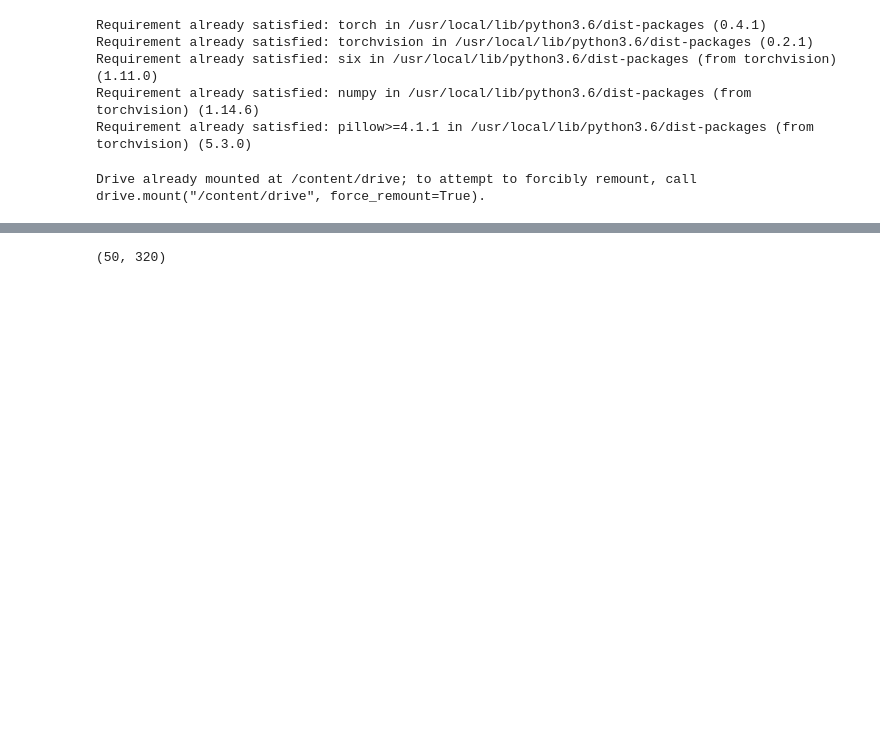
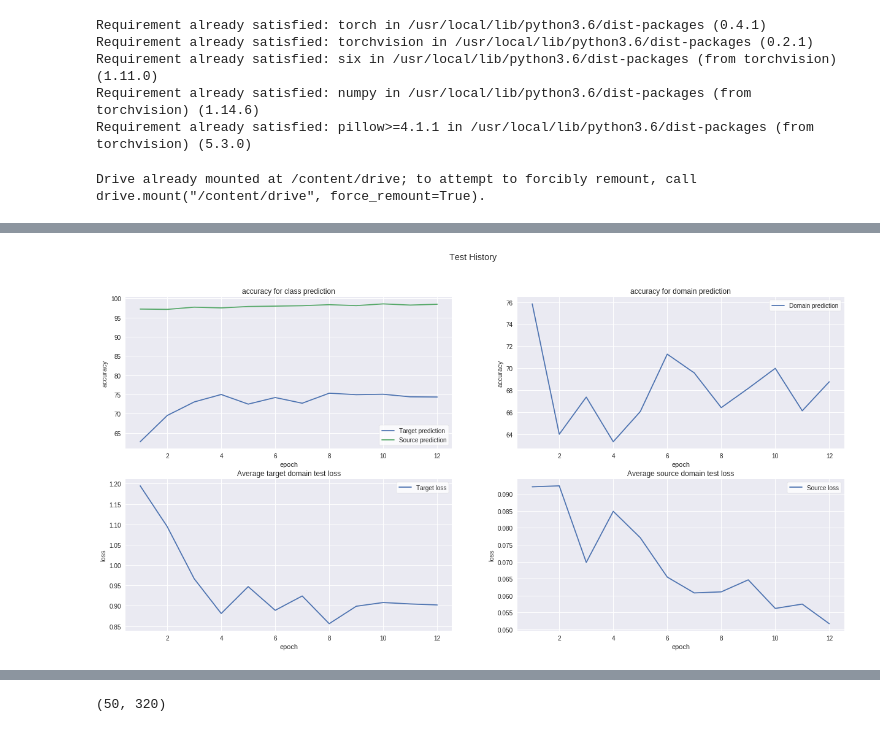
Before and after one commit to wiatrak2/BScThesis, a Jupyter notebook: mnist.ipynb, the cells around one changed output, grey strips where cells are left out. Cells and saved outputs as stored; diff of their text form; code cells hidden in the pictures; blank space fills up the shorter version.

```diff
--- a/mnist.ipynb
+++ b/mnist.ipynb
@@ -412,3 +424,7 @@ axs[1][1].legend(frameon=True, facecolor='white')
+# %%
+plotTest(test_history)
+# %% [output]
+[figure, added]
 # %%
 mnist_pred = nn.Sequential(model_f, model_c)
 test(mnist_pred, device, test_loader)
```
Also changed, not shown: parts of 52 cells of this notebook.
